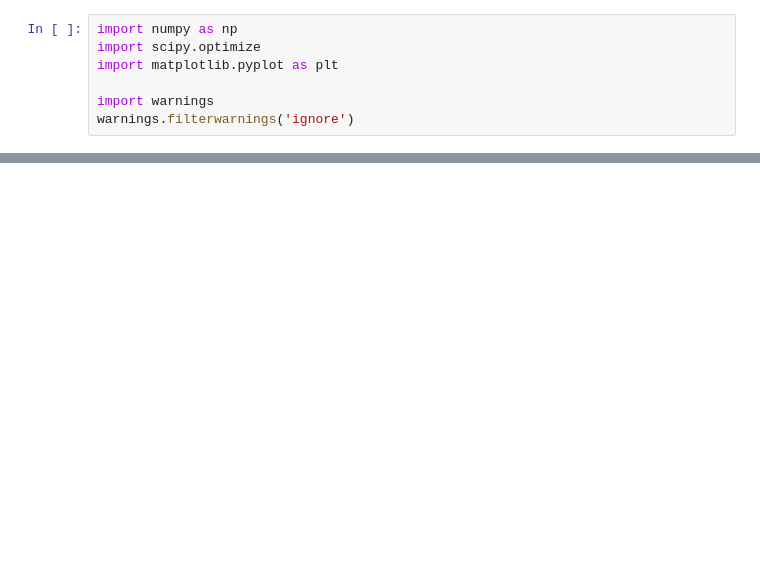
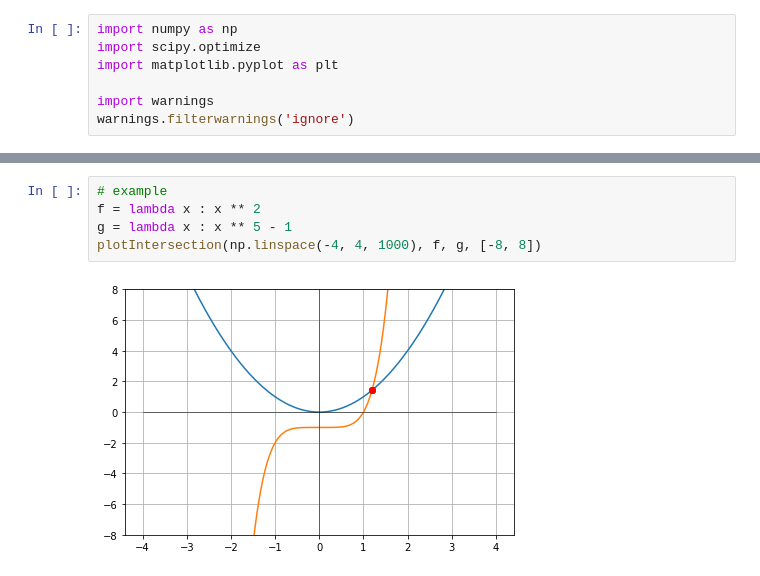
Before and after one commit to kggold4/programming-research-algorithms-assignments, a Jupyter notebook: Python/Ex6/Ex6.ipynb, the cells around one changed output, grey strips where cells are left out. Saved outputs shown, nothing was run; the diff lists cells and outputs as text; blank space fills up the shorter version.

```diff
--- a/Python/Ex6/Ex6.ipynb
+++ b/Python/Ex6/Ex6.ipynb
@@ -72,0 +83,7 @@ plotIntersection(np.linspace(-10, 10, 1000), f, g)
+# %%
+# example
+f = lambda x : x ** 2
+g = lambda x : x ** 5 - 1
+plotIntersection(np.linspace(-4, 4, 1000), f, g, [-8, 8])
+# %% [output]
+[figure, added]
```
Also changed, not shown: parts of 15 cells of this notebook, 1 other file.
